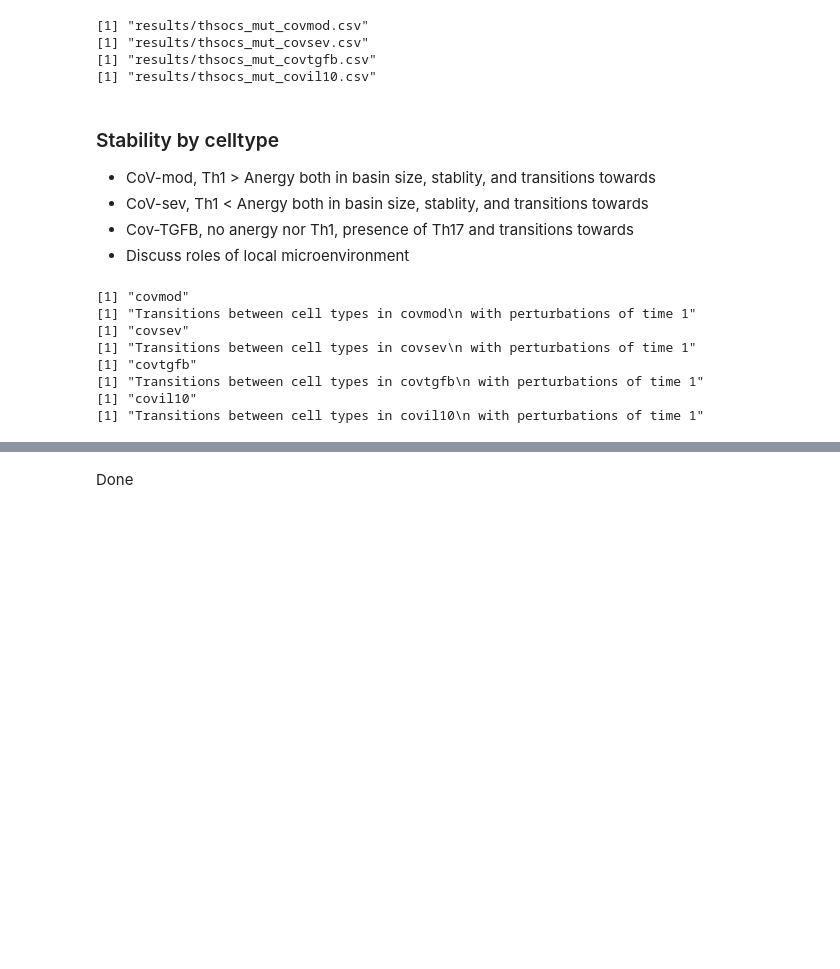
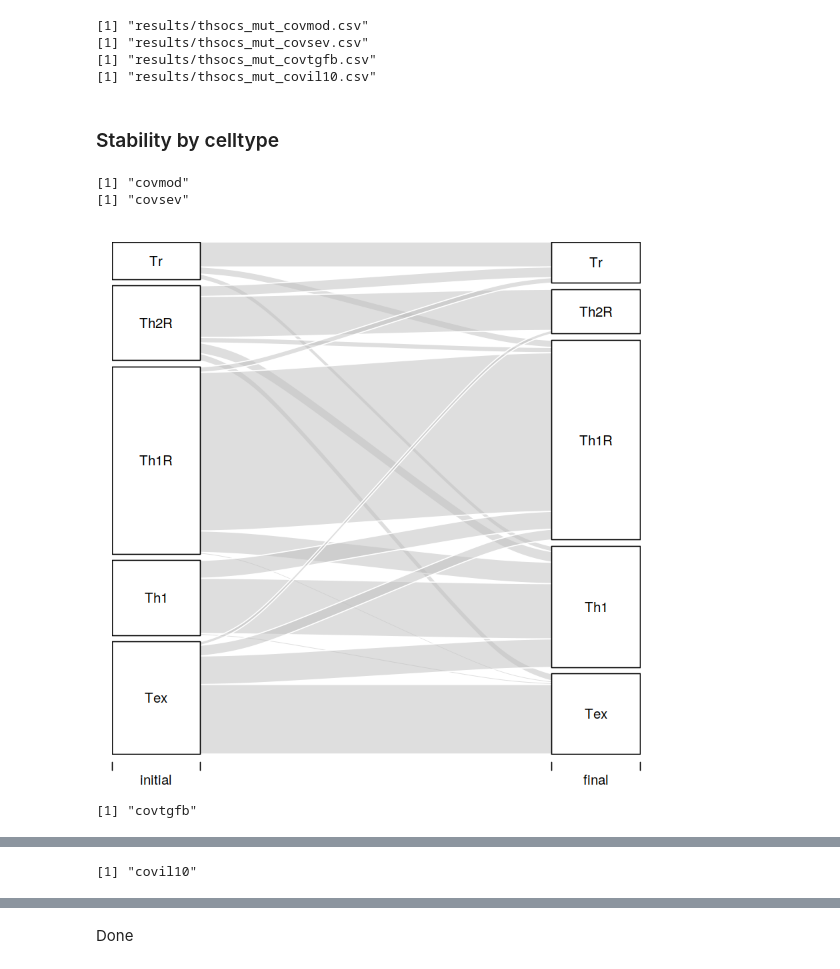
Before and after one commit to Laboratorio-de-Biologia-Computacional/CD4Tcell_COVID19, a Jupyter notebook: CD4Tcell_COVID19.ipynb, the cells around one changed output, grey strips where cells are left out. Drawn from its saved outputs; the diff is of its cells as text; code cells hidden in the pictures; blank space fills up the shorter version.

```diff
--- a/CD4Tcell_COVID19.ipynb
+++ b/CD4Tcell_COVID19.ipynb
@@ -140,24 +117,9 @@ png
 # %% [markdown]
 ## CD4+ T cell stability and plasticity in COVID-19
-# %%
-f.cfm.table <- function(net, labels, file.name, time=1, replace=list()) {
-    cfm <- cellFateMap(net, label.rules=labels, time=time,
-                       method="sat.restricted", maxAttractorLength=2)
-    cfm <- apply(cfm,2,as.character)
-    cfm <- cfm[  order( cfm[,1], cfm[,2], cfm[,3], cfm[,4] ),]
-    write.csv(cfm,file.name, row.names=F)
-    cfm <- read.csv(file.name, stringsAsFactors=F)
-    for (old in names(replace)) {
-        new <- replace[old]
-        cfm[cfm[,2]==old,2] <- new
-    }
-    write.csv(cfm,file.name, row.names=F)
-    cfm <- read.csv(file.name, stringsAsFactors=F)
-    cfm
-}
 # %%
 cfm.cov <- list()
 for (env in env.cov) {
+    file.name <- NULL
     file.name <- paste(c("results/thsocs_cfm_",env,".csv"), collapse='')
     print(file.name)
     cfm <- f.cfm.table(net.cov[[env]], labels, file.name)
@@ -169,9 +131,10 @@ for (env in env.cov) {
 [1] "results/thsocs_cfm_covtgfb.csv"
 [1] "results/thsocs_cfm_covil10.csv"
 # %%
-replace <- list('TexTex'='Tex',"Th1RTex"="Tr*","Th1RTh17RTex"="Tr*","Th2RTh17RTex"="Tr*","Th17RTex"="Tr*","Naive"="Tex")
+replace <- list('TexTex'='Tex',"Th1RTex"="Tr*","Th1RTh17RTex"="Tr*","Th2RTh17RTex"="Tr*","Th17RTex"="Tr*","NoLabel"="Tr*","Naive"="Tex")
 mut.cov <- list()
 for (env in env.cov) {
+    file.name <- NULL
     file.name <- paste(c("results/thsocs_mut_",env,".csv"), collapse='')
     print(file.name)
     mut <- f.cfm.table(net.cov[[env]], labels, file.name, time=NULL, replace=replace)
@@ -184,37 +147,16 @@ for (env in env.cov) {
 [1] "results/thsocs_mut_covil10.csv"
 # %% [markdown]
 ### Stability by celltype
-
-* CoV-mod, Th1 > Anergy both in basin size, stablity, and transitions towards
-* CoV-sev, Th1 < Anergy both in basin size, stablity, and transitions towards
-* Cov-TGFB, no anergy nor Th1, presence of Th17 and transitions towards
-* Discuss roles of local microenvironment
-# %%
-plot.cfm.alluvial <- function(cfm, file.name=NULL, title='', ignore='Naive') {
-    if (!is.null(file.name)) {
-        setEPS(); cairo_ps(file.name)
-        }
-    cfm <- cfm[cfm$initial!=ignore,]
-    cfm2d <- cfm %>% group_by(initial, final) %>%
-            summarize(freq = n())
-    print(title)
-    alluvial(cfm2d[,1:2], freq=cfm2d$freq)
-    if (!is.null(file.name)) { dev.off() }
-    }
 # %%
 for (env in env.cov) {
     print(env)
-    #file.name <- NULL
-    file.name <- paste(c("images/thsocs_cfm_alluvial_",env,".eps"), collapse='')
+    file.name <- NULL
+    #file.name <- paste(c("images/thsocs_cfm_alluvial_",env,".eps"), collapse='')
     title <- paste(c("Transitions between cell types in ",env, "\n with perturbations of time 1"), collapse='')
     plot.cfm.alluvial(cfm.cov[[env]], file.name, title)
 }
 # %% [output]
 [1] "covmod"
-[1] "Transitions between cell types in covmod\n with perturbations of time 1"
 [1] "covsev"
-[1] "Transitions between cell types in covsev\n with perturbations of time 1"
-[1] "covtgfb"
-[1] "Transitions between cell types in covtgfb\n with perturbations of time 1"
-[1] "covil10"
-[1] "Transitions between cell types in covil10\n with perturbations of time 1"
+[figure, added]
+[1] "covtgfb"
@@ -220,0 +164 @@ for (env in env.cov) {
+[1] "covil10"
```
Also changed, not shown: parts of 14 cells of this notebook, 26 other files.
